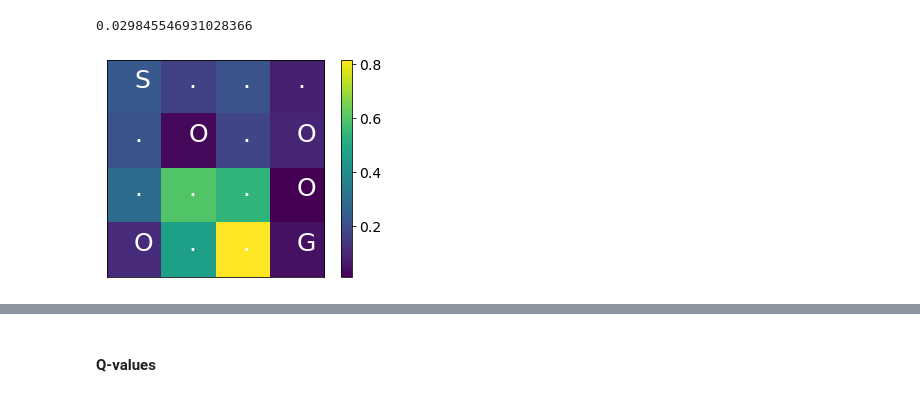
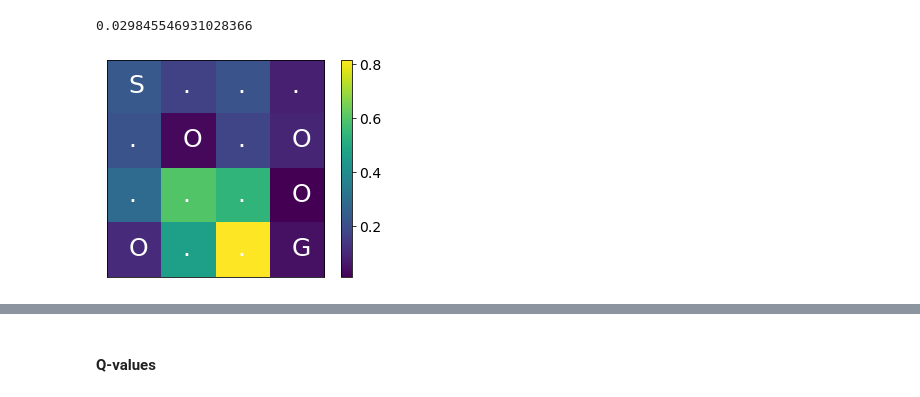
Before and after one commit to anyscale/rl-course, a Jupyter notebook: notebooks/05-under-the-hood/05_01_dqn.ipynb, the cells around one changed output, grey strips where cells are left out. Saved outputs shown, nothing was run; the diff lists cells and outputs as text; code cells hidden in the pictures.

Commit message:
q_sa plot

```diff
--- a/notebooks/05-under-the-hood/05_01_dqn.ipynb
+++ b/notebooks/05-under-the-hood/05_01_dqn.ipynb
@@ -111,17 +111,17 @@ float(model.get_state_value(model_out))
 # %% [output]
 0.029845546931028366
 # %%
-q = [float(model.get_state_value(model({"obs": torch.from_numpy(prep.transform(i)[None])})[0])) for i in range(16)]
+q_s = [float(model.get_state_value(model({"obs": torch.from_numpy(prep.transform(i)[None])})[0])) for i in range(16)]
 # %%
 import numpy as np
-plt.imshow(np.reshape(q, (4,4)));
+plt.imshow(np.reshape(q_s, (4,4)));
 plt.colorbar();
 plt.xticks(());
 plt.yticks(());
 desc = [[c.decode("utf-8") for c in line] for line in env.desc.tolist()]
 mapper = {"F" : ".", "H" : "O", "S" : "S", "G" : "G"}
 for i in range(4):
     for j in range(4):
-        plt.text(j,i, mapper[desc[i][j]], fontsize=25, color="white")
+        plt.text(j-0.1,i+0.1, mapper[desc[i][j]], fontsize=25, color="white")
 # %% [output]
-[figure, old version]
+[figure, new version]
```
Also changed, not shown: parts of 3 cells of this notebook.
